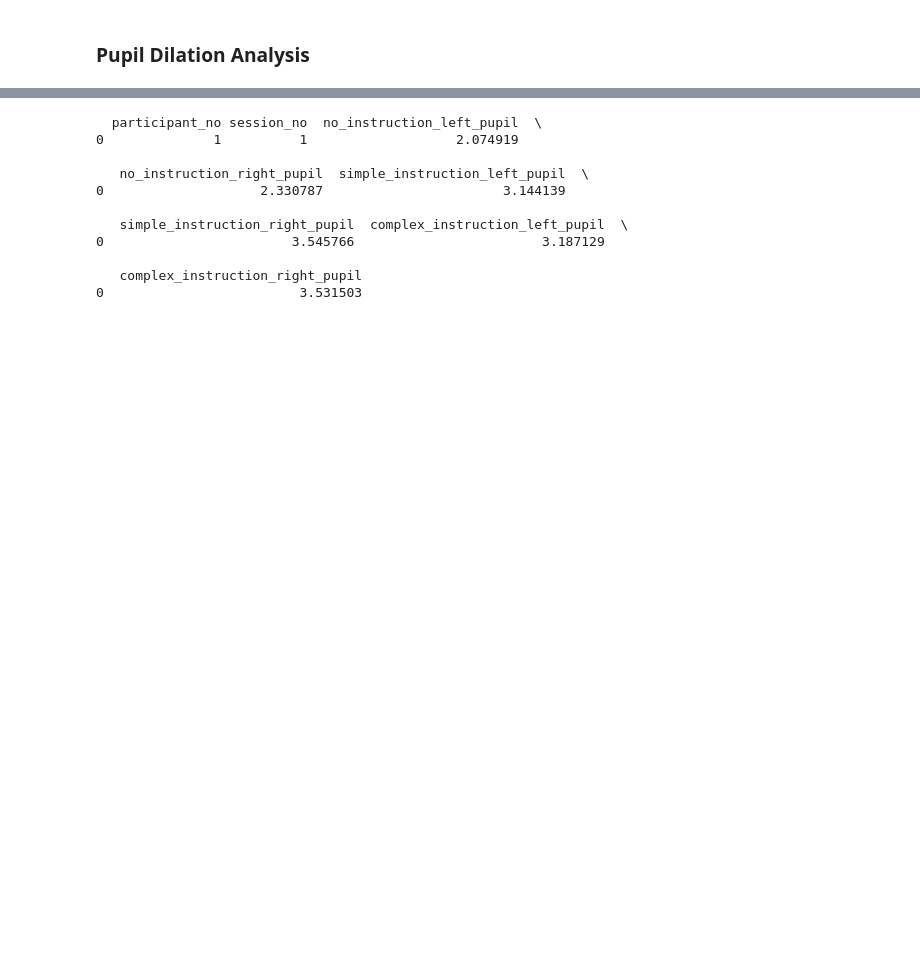
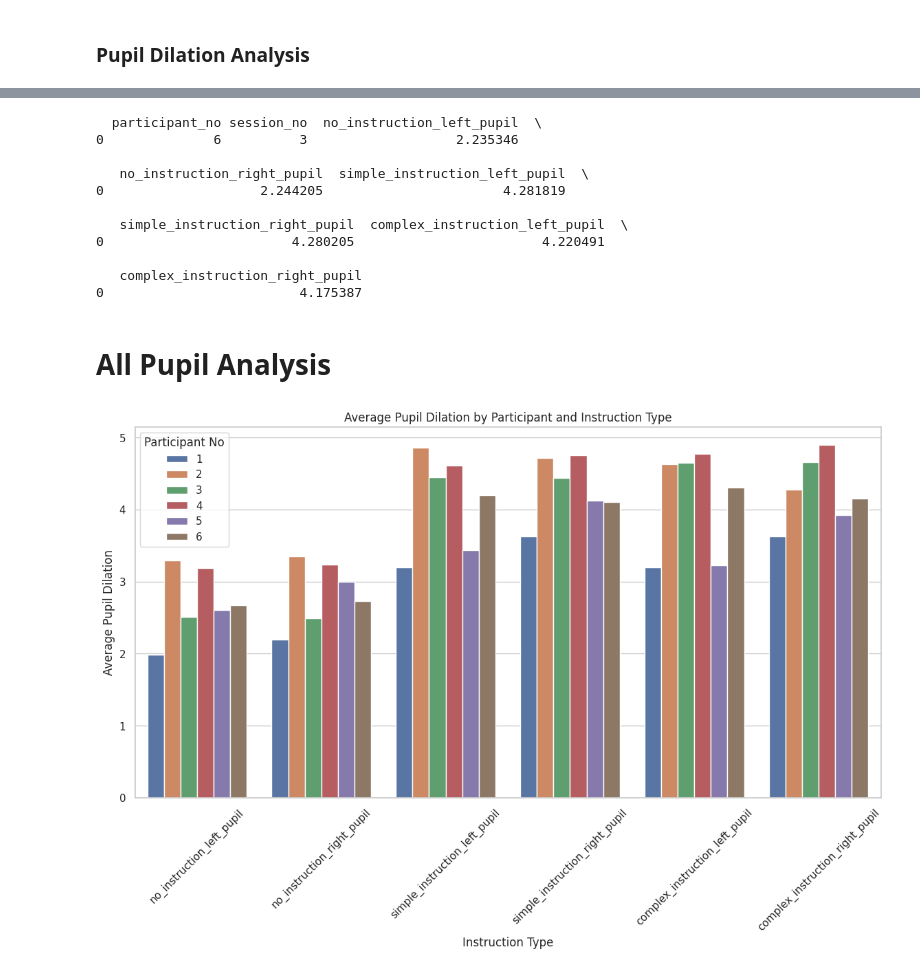
Before and after one commit to srpn97/driving-simulator-data-analysis, a Jupyter notebook: process_data.ipynb, the cells around one changed output, grey strips where cells are left out. Drawn from its saved outputs; the diff is of its cells as text; code cells hidden in the pictures; blank space fills up the shorter version.

```diff
--- a/process_data.ipynb
+++ b/process_data.ipynb
@@ -691,8 +694,8 @@ columns = [
 results_df = pd.DataFrame(columns=columns)
 
 # Assuming you have these variables set correctly for each run
-participant_no = 1  # Update accordingly for each run
-session_no = 1      # Update accordingly for each run
+participant_no = 6  # Update accordingly for each run
+session_no = 3     # Update accordingly for each run
 
 # Collect data for this run into a dictionary
 session_data = {
@@ -712,18 +715,55 @@ session_data_df = pd.DataFrame([session_data])
 results_df = pd.concat([results_df, session_data_df], ignore_index=True)
 print(results_df)
 
-results_df.to_csv('pupil_dilation_results.csv', index=False)
+# results_df.to_csv('../pupil_dilation_results.csv', index=False)
 # Append DataFrame to an existing CSV file, creating it if it doesn't exist
-results_df.to_csv('pupil_dilation_results.csv', mode='a', index=False, header=False)
+results_df.to_csv('../pupil_dilation_results.csv', mode='a', index=False, header=False)
 # %% [output]
   participant_no session_no  no_instruction_left_pupil  \
-0              1          1                   2.074919
+0              6          3                   2.235346
 
    no_instruction_right_pupil  simple_instruction_left_pupil  \
-0                    2.330787                       3.144139
+0                    2.244205                       4.281819
 
    simple_instruction_right_pupil  complex_instruction_left_pupil  \
-0                        3.545766                        3.187129
+0                        4.280205                        4.220491
 
    complex_instruction_right_pupil
-0                         3.531503
+0                         4.175387
+# %% [markdown]
+# **All Pupil Analysis**
+# %%
+import pandas as pd
+import matplotlib.pyplot as plt
+import seaborn as sns
+
+# Load the data from the CSV file
+data_path = 'pupil_dilation_results.csv'  # Adjust path if necessary
+pupil_data = pd.read_csv(data_path)
+
+
+pupil_data = pupil_data.apply(pd.to_numeric, errors='coerce', axis=0)
+pupil_data['participant_no'] = pupil_data['participant_no'].astype(str)  # Keep participant number as string for grouping
+pupil_data['session_no'] = pupil_data['session_no'].astype(str)
+# %%
+# Calculate the mean pupil dilation for each participant across all sessions
+participant_means = pupil_data.groupby('participant_no').mean().reset_index()
+
+# Melt the DataFrame for easier plotting with seaborn
+melted_data = pd.melt(participant_means, id_vars=['participant_no'], value_vars=[
+    'no_instruction_left_pupil', 'no_instruction_right_pupil',
+    'simple_instruction_left_pupil', 'simple_instruction_right_pupil',
+    'complex_instruction_left_pupil', 'complex_instruction_right_pupil'
+], var_name='instruction_type', value_name='average_pupil_dilation')
+
+# Create a bar chart
+plt.figure(figsize=(14, 7))
+sns.barplot(x='instruction_type', y='average_pupil_dilation', hue='participant_no', data=melted_data)
+plt.title('Average Pupil Dilation by Participant and Instruction Type')
+plt.xticks(rotation=45)
+plt.ylabel('Average Pupil Dilation')
+plt.xlabel('Instruction Type')
+plt.legend(title='Participant No')
+plt.show()
+# %% [output]
+[figure, added]
```
Also changed, not shown: parts of 18 cells of this notebook.
